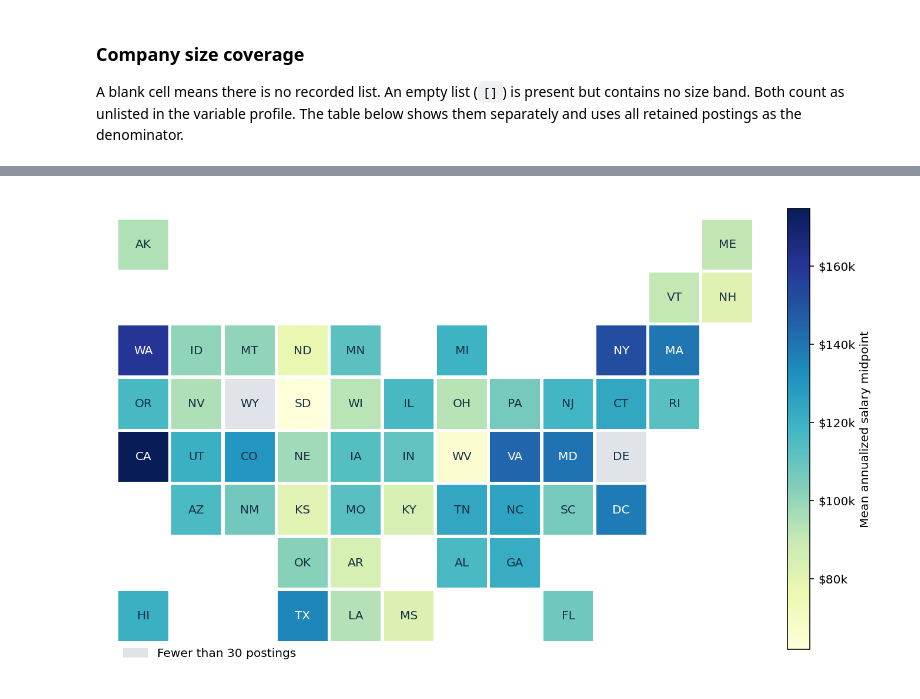
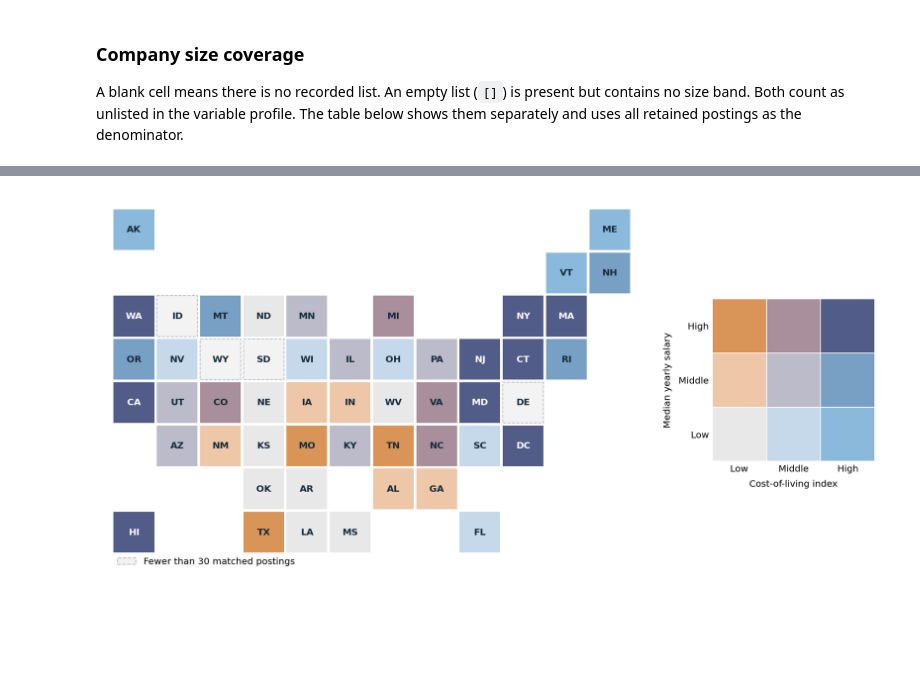
Before and after one commit to wanying-yang/techjob-analysis, a Jupyter notebook: notebooks/Salary_Data_Preprocessing_Annotated.ipynb, the cells around one changed output, grey strips where cells are left out. Cells and saved outputs as stored; diff of their text form; code cells hidden in the pictures; blank space fills up the shorter version.

Commit message:
Publish annotated salary analysis notebook

```diff
--- a/notebooks/Salary_Data_Preprocessing_Annotated.ipynb
+++ b/notebooks/Salary_Data_Preprocessing_Annotated.ipynb
@@ -223,0 +581,6 @@ Company size and industry may list multiple values. We parse the lists and prese
+# %%
+above_experience_cutoff = experience.gt(max_experience_years)
+print(f"Postings excluded for experience above {max_experience_years}: {above_experience_cutoff.sum():,}")
+clean = clean.loc[~above_experience_cutoff].copy()
+row_counts["After experience screening"] = len(clean)
+print(f"Postings retained: {len(clean):,}")
@@ -241,7 +611,5 @@ for column in ["company_sizes", "company_industries"]:
     clean[column] = clean[column].map(ast.literal_eval, na_action="ignore")
     if not clean[column].dropna().map(lambda value: isinstance(value, list)).all():
         raise ValueError(f"{column} contains a non-list value.")
-clean["experience_years_min"] = pd.to_numeric(clean["experience_years_min"], errors="coerce")
-clean["experience_years_min"] = clean["experience_years_min"].mask(clean["experience_years_min"].lt(0))
 # %% [output]
 |  | Postings | Share |
@@ -311,15 +969,11 @@ The dataset retains the target, baseline predictors, optional EDA fields, geogra
 # %%
 target = "salary_mid_year"
-baseline = skill_cols + ["skills_listed", "experience_years_min", "company_sizes"]
+baseline = skill_cols + ["skills_listed", "experience_years_min", "company_size_band"]
 optional = ["category", "seniority", "employment_type", "company_industries", "work_mode"]
-geography = ["state", "state_candidate", "location_type", "location"]
-salary_audit = ["salary_min", "salary_max", "salary_period", "salary_currency",
-                "salary_min_year", "salary_max_year"]
-posting_audit = ["public_slug", "url", "posted_at", "title", "company_slug",
-                 "skills_list", "shared_posting_url"]
-final_columns = [target] + baseline + optional + geography + salary_audit + posting_audit
+geography = ["state", "location_type", "col_index"]
+final_columns = [target] + baseline + optional + geography
 final = clean.loc[:, final_columns].reset_index(drop=True)
-list_cols = ["skills_list", "company_sizes", "company_industries"]
+list_cols = ["company_industries"]
 row_counts["Final cleaned dataset"] = len(final)
 display(pd.Series(row_counts, name="Rows").to_frame())
 # %% [output]
@@ -528,7 +1241,4 @@ This U.S. tile map uses one tile per state and D.C. in approximate geographic po
 # %%
-state_salary = final.groupby("state")[target].agg(postings="size", mean="mean", median="median")
-min_state_postings = 30
-print(f"State coverage: {state_salary['postings'].sum():,} of {len(final):,} postings.")
 state_grid = [
     "AK -- -- -- -- -- -- -- -- -- -- ME",
     "-- -- -- -- -- -- -- -- -- -- VT NH",
@@ -543,23 +1253,55 @@ tiles = [(row, col, code) for row, line in enumerate(state_grid)
          for col, code in enumerate(line.split()) if code != "--"]
 tile_codes = [code for _, _, code in tiles]
 assert len(tile_codes) == len(set(tile_codes)) == 51
-assert set(tile_codes) == prep.build_location_lookups()["state_abbrs"]
-eligible = state_salary.loc[state_salary["postings"].ge(min_state_postings), "mean"]
-norm = colors.Normalize(vmin=eligible.min(), vmax=eligible.max())
-palette = plt.get_cmap("YlGnBu")
-fig, ax = plt.subplots(figsize=(9, 5.5), layout="constrained")
+assert set(tile_codes) == state_abbrs
+
+col_edges = state_comparison["col_index"].quantile([1 / 3, 2 / 3]).to_numpy()
+salary_edges = state_comparison["median"].quantile([1 / 3, 2 / 3]).to_numpy()
+col_band = np.searchsorted(col_edges, state_comparison["col_index"], side="left")
+salary_band = np.searchsorted(salary_edges, state_comparison["median"], side="left")
+tile_bands = dict(zip(state_comparison.index, zip(salary_band, col_band)))
+# Rows are salary bands and columns are cost-of-living bands, both low to high.
+palette = [
+    ["#e8e8e8", "#c5d9ea", "#8ab9db"],
+    ["#edc7a7", "#bcbbca", "#789fc4"],
+    ["#d99557", "#a98e9c", "#525c89"],
+]
+small_sample_fill = "#f3f3f3"
+
+fig, (ax, legend_ax) = plt.subplots(
+    1, 2, figsize=(12, 5.6), gridspec_kw={"width_ratios": [3.5, 1]}, layout="constrained"
+)
 for row, col, code in tiles:
-    value = eligible.get(code)
-    fill = "#e0e4e8" if value is None else palette(norm(value))
-    ax.add_patch(patches.Rectangle((col, row), 0.94, 0.94, facecolor=fill))
-    ax.text(col + 0.47, row + 0.47, code, ha="center", va="center",
-            color="white" if value is not None and norm(value) > 0.62 else "#163044")
+    band = tile_bands.get(code)
+    fill = small_sample_fill if band is None else palette[band[0]][band[1]]
+    ax.add_patch(patches.Rectangle((col, row), 0.94, 0.94, facecolor=fill,
+                                   edgecolor="#b5bcc3" if band is None else "none",
+                                   linestyle="--", linewidth=0.9))
+    ink = "white" if band == (2, 2) else "#152b3b"
+    ax.text(col + 0.47, row + 0.47, code, ha="center", va="center", color=ink, fontweight="bold")
 ax.set(xlim=(-0.1, 12), ylim=(8, -0.1), aspect="equal")
 ax.axis("off")
-ax.legend(handles=[patches.Patch(color="#e0e4e8", label=f"Fewer than {min_state_postings} postings")],
-          loc="lower left", bbox_to_anchor=(0, -0.06), frameon=False)
-fig.colorbar(plt.cm.ScalarMappable(norm=norm, cmap=palette), ax=ax, fraction=0.045,
-             format=ticker.FuncFormatter(salary_tick), label="Mean annualized salary midpoint")
+ax.legend(handles=[patches.Patch(facecolor=small_sample_fill, edgecolor="#b5bcc3",
+                                  linestyle="--", label=f"Fewer than {min_state_postings} matched postings")],
+          loc="lower left", bbox_to_anchor=(0, -0.055), frameon=False)
+
+for salary_level, row_colors in enumerate(palette):
+    for col_level, shade in enumerate(row_colors):
+        legend_ax.add_patch(patches.Rectangle(
+            (col_level, salary_level), 1, 1, facecolor=shade, edgecolor="white"
+        ))
+legend_ax.set(xlim=(0, 3), ylim=(0, 3), aspect="equal")
+legend_ax.set_xticks([0.5, 1.5, 2.5], ["Low", "Middle", "High"])
+legend_ax.set_yticks([0.5, 1.5, 2.5], ["Low", "Middle", "High"])
+legend_ax.set_xlabel("Cost-of-living index", labelpad=7)
+legend_ax.set_ylabel("Median yearly salary", labelpad=7)
+legend_ax.tick_params(length=0)
+legend_ax.spines[:].set_visible(False)
 show_figure(fig)
-display(state_salary.sort_values("mean", ascending=False).round({"mean": 0, "median": 0}))
+
+print(f"Cost-of-living band boundaries: {col_edges[0]:.2f} and {col_edges[1]:.2f}.")
+print(f"Median salary band boundaries: ${salary_edges[0]:,.0f} and ${salary_edges[1]:,.0f}.")
+display(state_salary[["postings", "col_index", "mean", "p25", "median", "p75"]]
+        .sort_values("median", ascending=False)
+        .round({"mean": 0, "p25": 0, "median": 0, "p75": 0}))
 # %% [output]
@@ -567 +1310 @@ State coverage: 52,515 of 81,534 postings.
-[figure, old version]
+[figure, new version]
```
Also changed, not shown: parts of 98 cells of this notebook, 3 other files.
